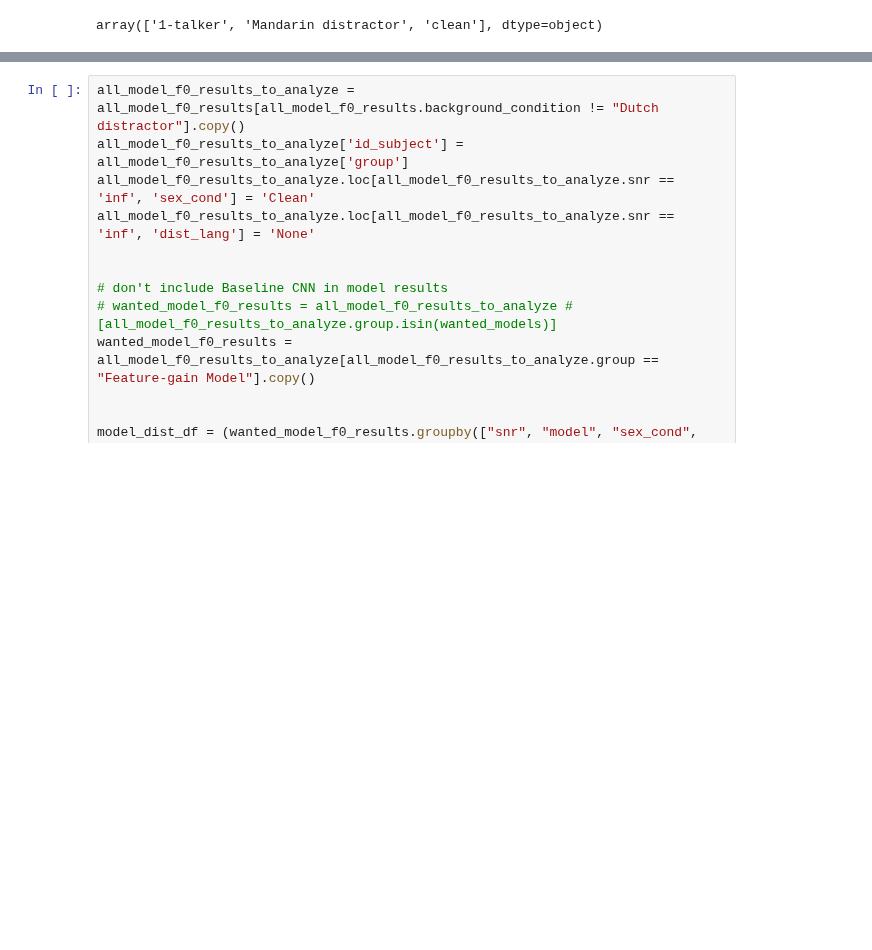
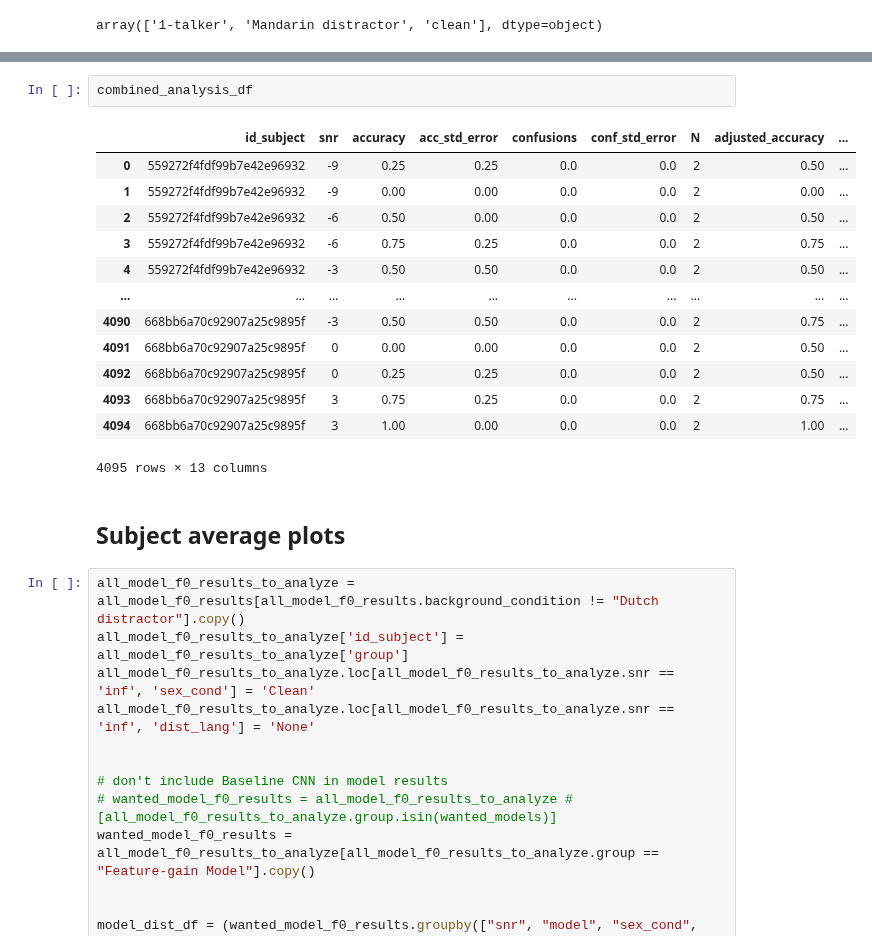
Before and after one commit to mcdermottLab/auditory_attention, a Jupyter notebook: notebooks/Paper_Figs/final_diotic_human_v_model_2024_arch_summary_v10_figs.ipynb, the cells around one changed output, grey strips where cells are left out. Cells and saved outputs as stored; diff of their text form; blank space fills up the shorter version.

```diff
--- a/notebooks/Paper_Figs/final_diotic_human_v_model_2024_arch_summary_v10_figs.ipynb
+++ b/notebooks/Paper_Figs/final_diotic_human_v_model_2024_arch_summary_v10_figs.ipynb
@@ -1125,3 +1188,21 @@ array(['1-talker', 'Mandarin distractor', 'clean'], dtype=object)
+# %%
+combined_analysis_df
+# %% [output]
+|  | id_subject | snr | accuracy | acc_std_error | confusions | conf_std_error | N | adjusted_accuracy | ... |
+| 0 | 559272f4fdf99b7e42e96932 | -9 | 0.25 | 0.25 | 0.0 | 0.0 | 2 | 0.50 | ... |
+| 1 | 559272f4fdf99b7e42e96932 | -9 | 0.00 | 0.00 | 0.0 | 0.0 | 2 | 0.00 | ... |
+| 2 | 559272f4fdf99b7e42e96932 | -6 | 0.50 | 0.00 | 0.0 | 0.0 | 2 | 0.50 | ... |
+| 3 | 559272f4fdf99b7e42e96932 | -6 | 0.75 | 0.25 | 0.0 | 0.0 | 2 | 0.75 | ... |
+| 4 | 559272f4fdf99b7e42e96932 | -3 | 0.50 | 0.50 | 0.0 | 0.0 | 2 | 0.50 | ... |
+| ... | ... | ... | ... | ... | ... | ... | ... | ... | ... |
+| 4090 | 668bb6a70c92907a25c9895f | -3 | 0.50 | 0.50 | 0.0 | 0.0 | 2 | 0.75 | ... |
+| 4091 | 668bb6a70c92907a25c9895f | 0 | 0.00 | 0.00 | 0.0 | 0.0 | 2 | 0.50 | ... |
+| 4092 | 668bb6a70c92907a25c9895f | 0 | 0.25 | 0.25 | 0.0 | 0.0 | 2 | 0.50 | ... |
+| 4093 | 668bb6a70c92907a25c9895f | 3 | 0.75 | 0.25 | 0.0 | 0.0 | 2 | 0.75 | ... |
+| 4094 | 668bb6a70c92907a25c9895f | 3 | 1.00 | 0.00 | 0.0 | 0.0 | 2 | 1.00 | ... |
+4095 rows × 13 columns
+# %% [markdown]
+## Subject average plots
 # %%
 all_model_f0_results_to_analyze = all_model_f0_results[all_model_f0_results.background_condition != "Dutch distractor"].copy()
 all_model_f0_results_to_analyze['id_subject'] = all_model_f0_results_to_analyze['group']
```
Also changed, not shown: parts of 10 cells of this notebook, 8 other files.
